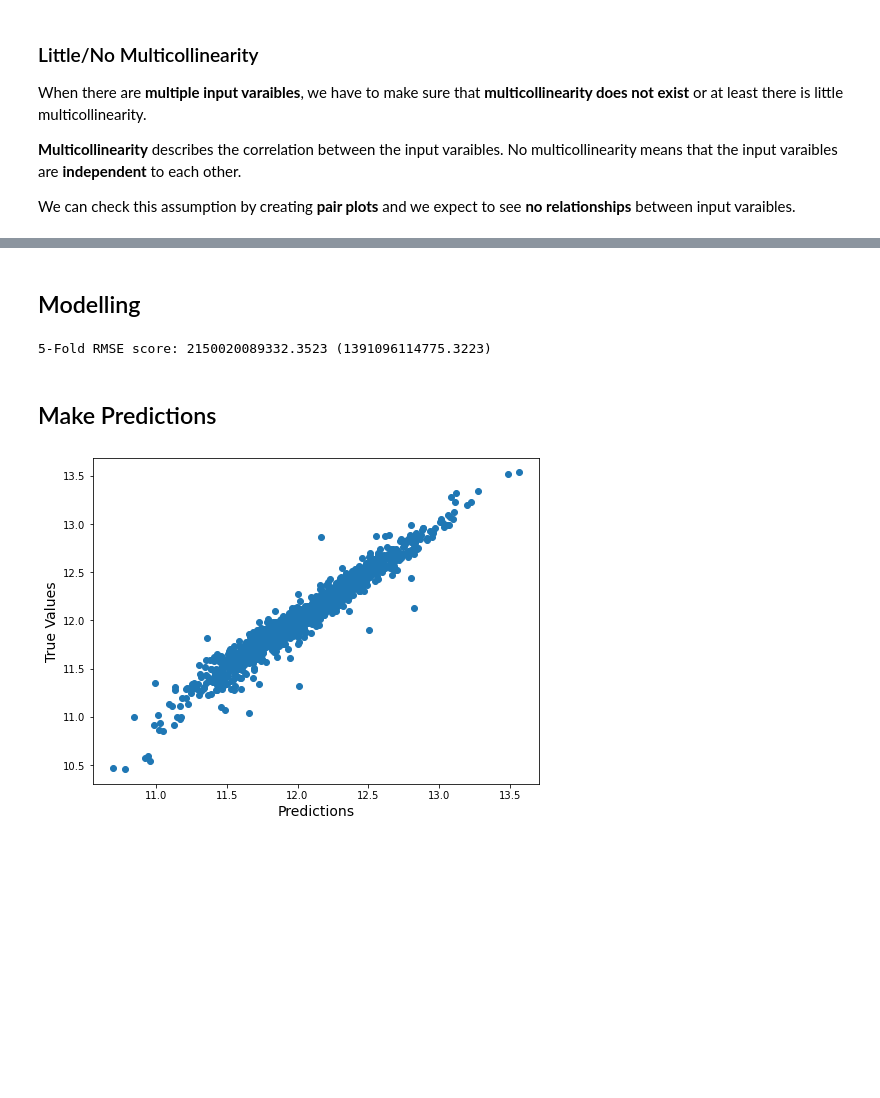
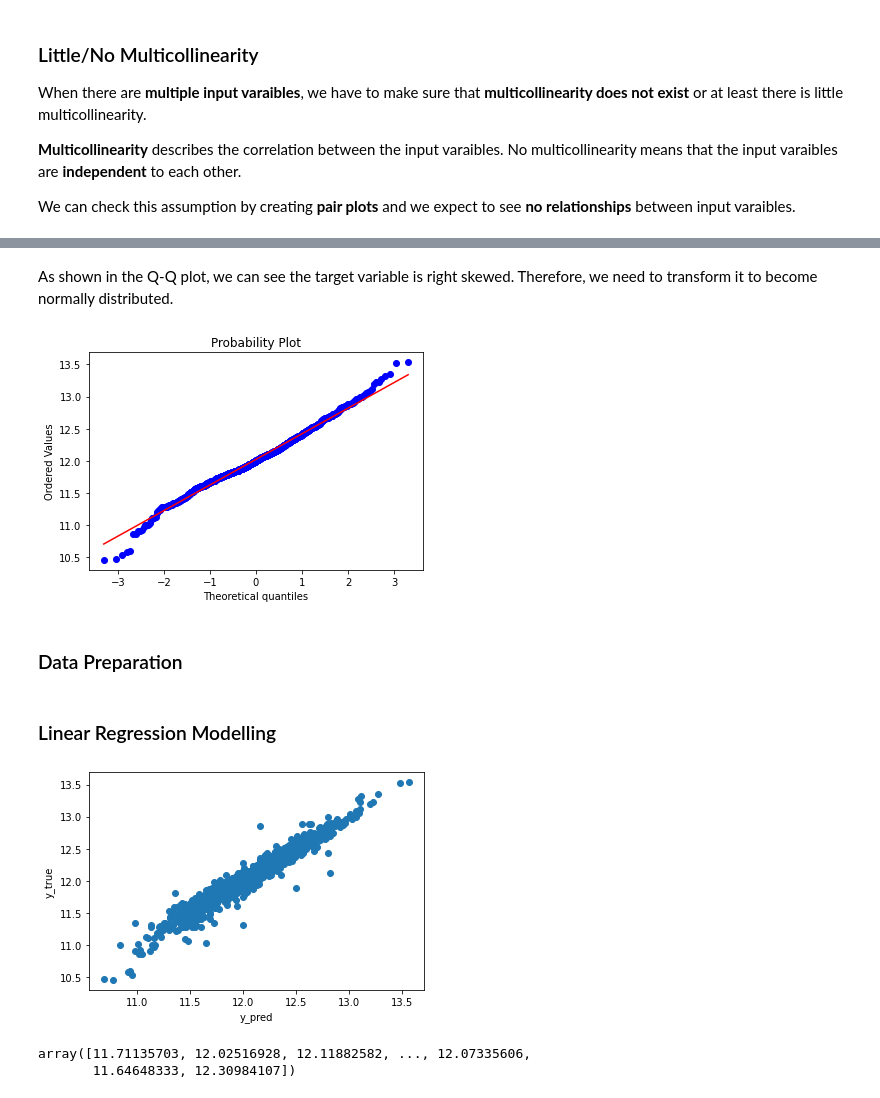
Before and after one commit to ryanluoli1/A-Complete-Guide-to-Machine-Learning-Models, a Jupyter notebook: Linear Regression/A Complete Guide to Linear Regression.ipynb, the cells around one changed output, grey strips where cells are left out. Saved outputs shown, nothing was run; the diff lists cells and outputs as text; code cells hidden in the pictures; blank space fills up the shorter version.

```diff
--- a/Linear Regression/A Complete Guide to Linear Regression.ipynb
+++ b/Linear Regression/A Complete Guide to Linear Regression.ipynb
@@ -172,0 +169,13 @@ def cv_rmse(model):
+# %% [markdown]
+As shown in the Q-Q plot, we can see the target variable is right skewed. Therefore, we need to transform it to become normally distributed.
+# %%
+#log-transform the target variable
+df_train["SalePrice"] = np.log1p(df_train["SalePrice"])
+
+fig = plt.figure()
+res = stats.probplot(df_train['SalePrice'], plot=plt)
+plt.show()
+# %% [output]
+[figure, added]
+# %% [markdown]
+### Data Preparation
@@ -173,28 +226,20 @@ def cv_rmse(model):
 # %% [markdown]
-## Modelling
+### Linear Regression Modelling
-# %%
-#initialize our Linear Regression model
-lr = LinearRegression()
-
-#5-fold cross validation
-score = cv_rmse(lr)
-print("5-Fold RMSE score: {:.4f} ({:.4f})".format(score.mean(), score.std()))
-# %% [output]
-5-Fold RMSE score: 2150020089332.3523 (1391096114775.3223)
-# %% [markdown]
-## Make Predictions
-# %%
-#train our model using the entire training set
-lr.fit(X_train, y_train)
-
-#make predictions with our model
-y_pred = lr.predict(X_train)
-
-#visualize the predictions (compare to the true values)
-fig = plt.figure(figsize=(8,6))
-plt.scatter(y_pred, y_train)
-plt.xlabel('Predictions', fontsize=14)
-plt.ylabel('True Values', fontsize=14)
-plt.show()
-# %% [output]
-[figure, removed]
+# %%
+#build and train a linear regression model
+from sklearn.linear_model import LinearRegression
+
+lr = LinearRegression()
+lr.fit(df_train, y_train)
+plt.scatter(lr.predict(df_train), y_train)
+plt.xlabel('y_pred')
+plt.ylabel('y_true')
+plt.show()
+# %% [output]
+[figure, added]
+# %%
+y_pred = lr.predict(df_test)
+y_pred
+# %% [output]
+array([11.71135703, 12.02516928, 12.11882582, ..., 12.07335606,
+       11.64648333, 12.30984107])
```
Also changed, not shown: parts of 29 cells of this notebook.
